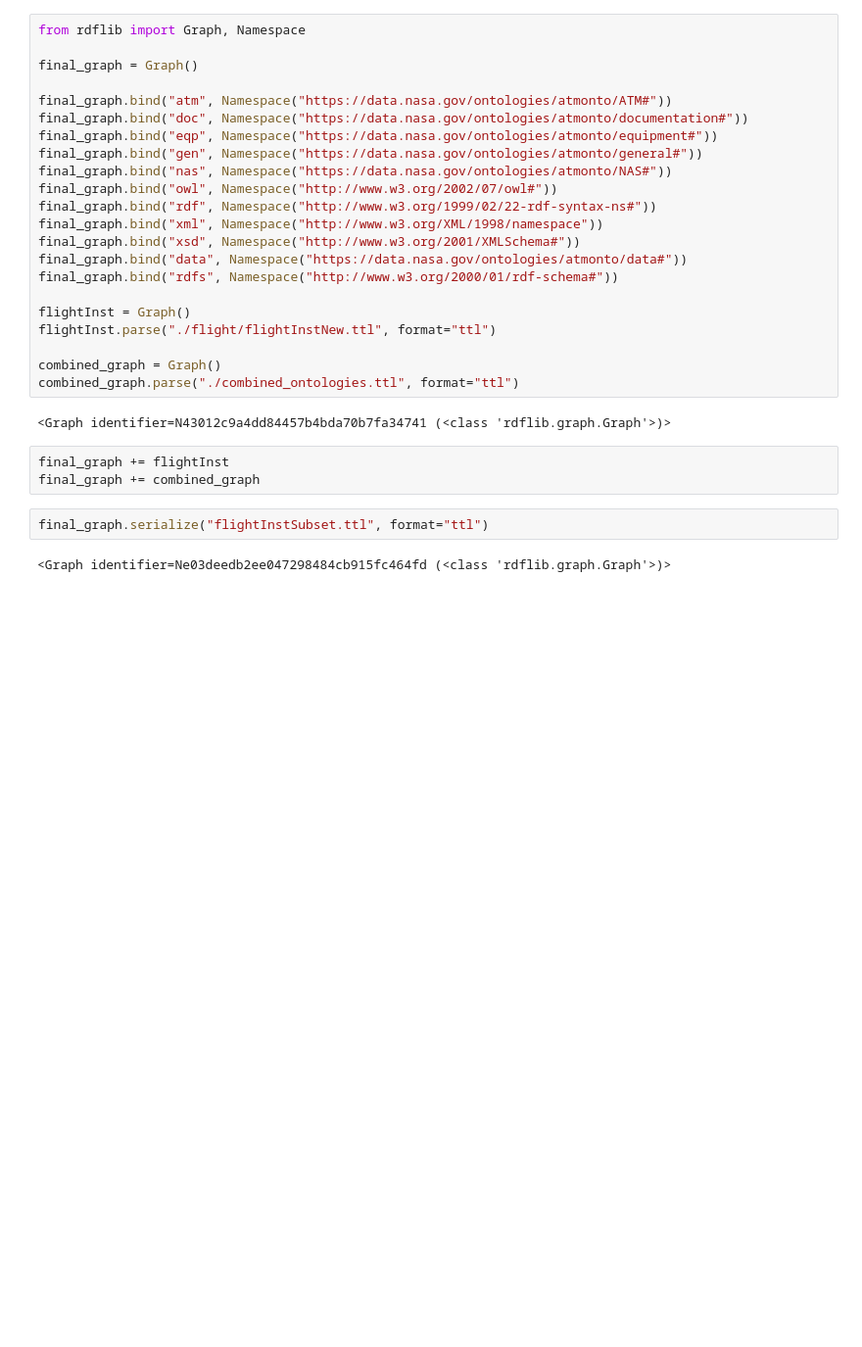
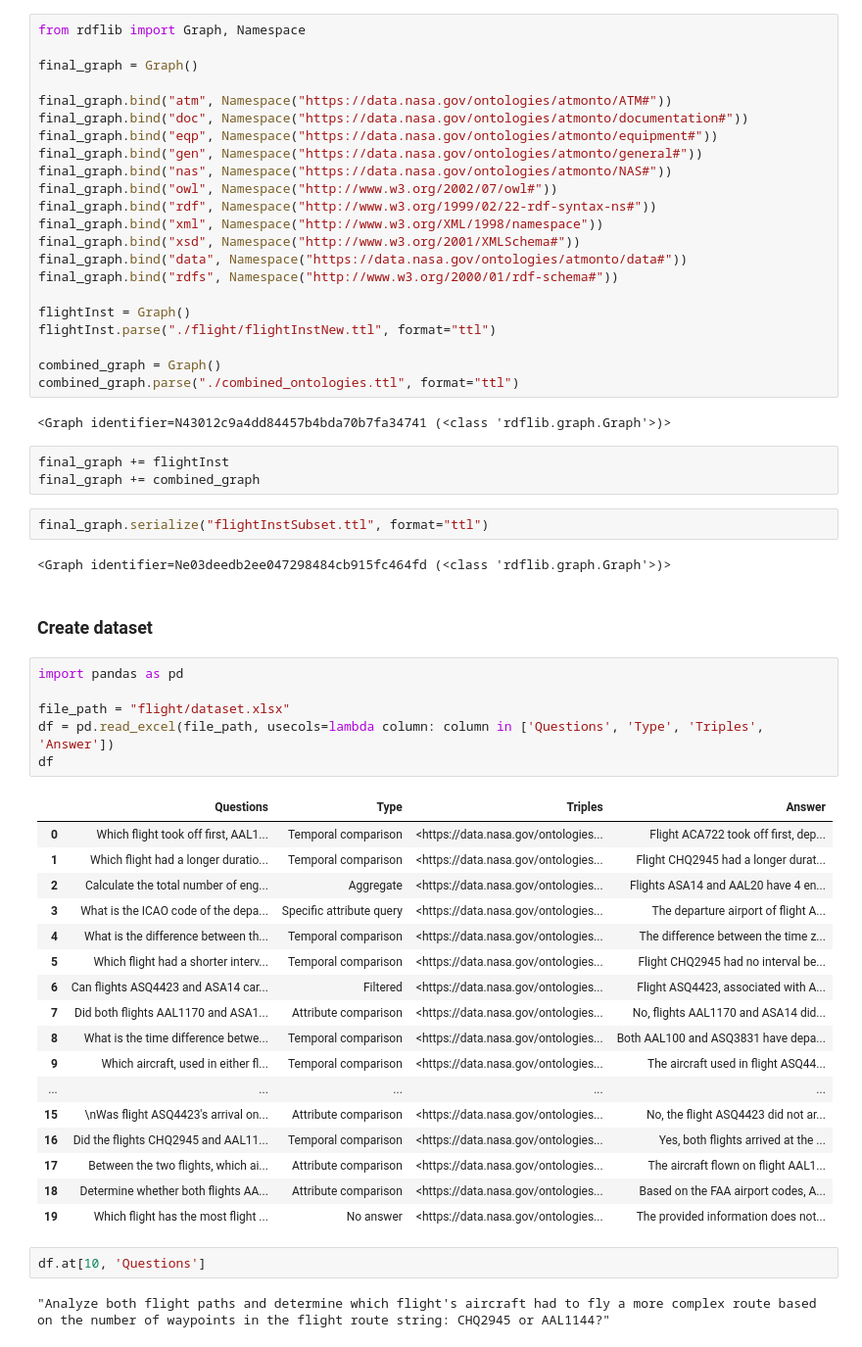
Before and after one commit to ramesesz/master-thesis, a Jupyter notebook: playground/sparql/onto/atmonto/atmonto.ipynb, the cells around one changed output. Shown at 98% size. Saved outputs shown, nothing was run; the diff lists cells and outputs as text; blank space fills up the shorter version.

Commit message:
Finalize dataset

```diff
--- a/playground/sparql/onto/atmonto/atmonto.ipynb
+++ b/playground/sparql/onto/atmonto/atmonto.ipynb
@@ -59,3 +59,33 @@ final_graph += combined_graph
 final_graph.serialize("flightInstSubset.ttl", format="ttl")
 # %% [output]
 <Graph identifier=Ne03deedb2ee047298484cb915fc464fd (<class 'rdflib.graph.Graph'>)>
+# %% [markdown]
+### Create dataset
+# %%
+import pandas as pd
+
+file_path = "flight/dataset.xlsx"
+df = pd.read_excel(file_path, usecols=lambda column: column in ['Questions', 'Type', 'Triples', 'Answer'])
+df
+# %% [output]
+|  | Questions | Type | Triples | Answer |
+| 0 | Which flight took off first, AAL1... | Temporal comparison | <https://data.nasa.gov/ontologies... | Flight ACA722 took off first, dep... |
+| 1 | Which flight had a longer duratio... | Temporal comparison | <https://data.nasa.gov/ontologies... | Flight CHQ2945 had a longer durat... |
+| 2 | Calculate the total number of eng... | Aggregate | <https://data.nasa.gov/ontologies... | Flights ASA14 and AAL20 have 4 en... |
+| 3 | What is the ICAO code of the depa... | Specific attribute query | <https://data.nasa.gov/ontologies... | The departure airport of flight A... |
+| 4 | What is the difference between th... | Temporal comparison | <https://data.nasa.gov/ontologies... | The difference between the time z... |
+| 5 | Which flight had a shorter interv... | Temporal comparison | <https://data.nasa.gov/ontologies... | Flight CHQ2945 had no interval be... |
+| 6 | Can flights ASQ4423 and ASA14 car... | Filtered | <https://data.nasa.gov/ontologies... | Flight ASQ4423, associated with A... |
+| 7 | Did both flights AAL1170 and ASA1... | Attribute comparison | <https://data.nasa.gov/ontologies... | No, flights AAL1170 and ASA14 did... |
+| 8 | What is the time difference betwe... | Temporal comparison | <https://data.nasa.gov/ontologies... | Both AAL100 and ASQ3831 have depa... |
+| 9 | Which aircraft, used in either fl... | Temporal comparison | <https://data.nasa.gov/ontologies... | The aircraft used in flight ASQ44... |
+| ... | ... | ... | ... | ... |
+| 15 | \nWas flight ASQ4423's arrival on... | Attribute comparison | <https://data.nasa.gov/ontologies... | No, the flight ASQ4423 did not ar... |
+| 16 | Did the flights CHQ2945 and AAL11... | Temporal comparison | <https://data.nasa.gov/ontologies... | Yes, both flights arrived at the ... |
+| 17 | Between the two flights, which ai... | Attribute comparison | <https://data.nasa.gov/ontologies... | The aircraft flown on flight AAL1... |
+| 18 | Determine whether both flights AA... | Attribute comparison | <https://data.nasa.gov/ontologies... | Based on the FAA airport codes, A... |
+| 19 | Which flight has the most flight ... | No answer | <https://data.nasa.gov/ontologies... | The provided information does not... |
+# %%
+df.at[10, 'Questions']
+# %% [output]
+"Analyze both flight paths and determine which flight's aircraft had to fly a more complex route based on the number of waypoints in the flight route string: CHQ2945 or AAL1144?"
```
Also changed, not shown: parts of 5 cells of this notebook, 4 other files.
